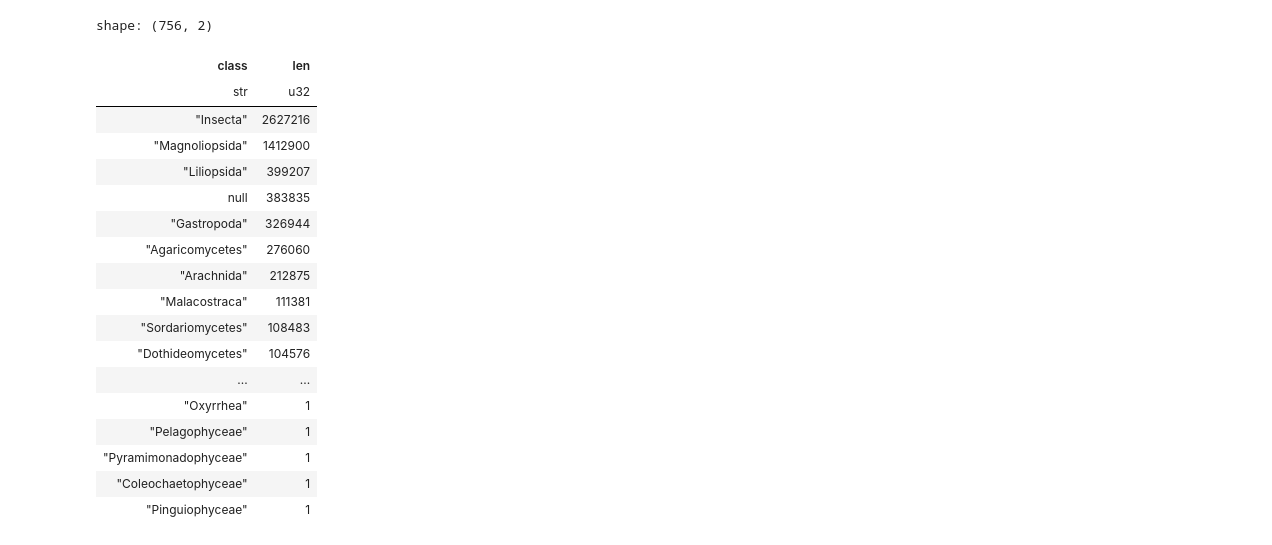
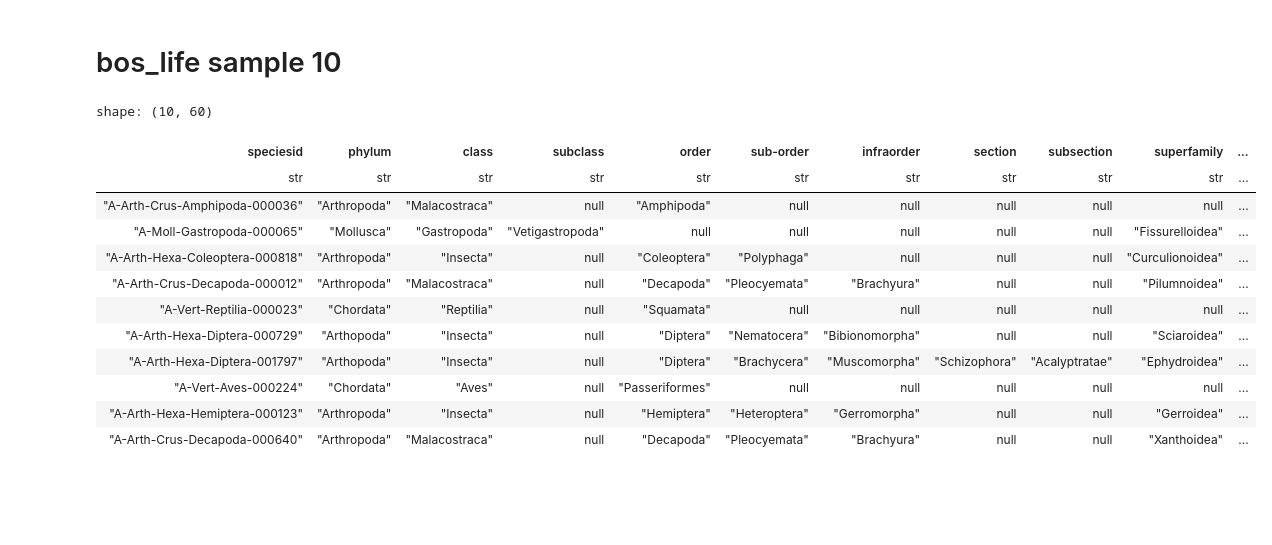
Before and after one commit to roberthobblebottom/lkcnhm_data_wrangling, a Jupyter notebook: __marimo__/explore_datasets_marimo_notebook.ipynb, the cells around one changed output. Cells and saved outputs as stored; diff of their text form; code cells hidden in the pictures; blank space fills up the shorter version.

```diff
--- a/__marimo__/explore_datasets_marimo_notebook.ipynb
+++ b/__marimo__/explore_datasets_marimo_notebook.ipynb
@@ -25 +12,17 @@ taxonID, datasetID, parentNameUsageID, acceptedNameUsageID, originalNameUsageID,
+# %%
+bos_df_1 = pl.read_csv("outputsplit.csv")
+
+
+bos_df_1 = bos_df_1.rename({"data cleanup changes": "data cleanup changes 1"})
+bos_df_1.columns = [_c.lower() for _c in bos_df_1.columns]
+bos_df_1 = bos_df_1.rename(
+    {
+        "species": "specificEpithet",
+        "subspecies": "infraspecificEpithet",
+        "genus": "genericName",
+    }
+)
+
+bos_df_1 = bos_df_1.with_columns(pl.col(pl.String).str.strip_chars(" "))
+bos_df_1_columns = ", ".join(bos_df_1.collect_schema().names())
 # %%
@@ -135,22 +100,18 @@ shape: (275, 2)
+# %% [markdown]
+# bos_life sample 10
 # %%
-count("class")
+bos_df_1.sample(10)
 # %% [output]
-shape: (756, 2)
+shape: (10, 60)
-| class | len |
-| str | u32 |
-| "Insecta" | 2627216 |
-| "Magnoliopsida" | 1412900 |
-| "Liliopsida" | 399207 |
-| null | 383835 |
-| "Gastropoda" | 326944 |
-| "Agaricomycetes" | 276060 |
-| "Arachnida" | 212875 |
-| "Malacostraca" | 111381 |
-| "Sordariomycetes" | 108483 |
-| "Dothideomycetes" | 104576 |
-| ... | ... |
-| "Oxyrrhea" | 1 |
-| "Pelagophyceae" | 1 |
-| "Pyramimonadophyceae" | 1 |
-| "Coleochaetophyceae" | 1 |
-| "Pinguiophyceae" | 1 |
+| speciesid | phylum | class | subclass | order | sub-order | infraorder | section | subsection | superfamily | ... |
+| str | str | str | str | str | str | str | str | str | str | ... |
+| "A-Arth-Crus-Amphipoda-000036" | "Arthropoda" | "Malacostraca" | null | "Amphipoda" | null | null | null | null | null | ... |
+| "A-Moll-Gastropoda-000065" | "Mollusca" | "Gastropoda" | "Vetigastropoda" | null | null | null | null | null | "Fissurelloidea" | ... |
+| "A-Arth-Hexa-Coleoptera-000818" | "Arthropoda" | "Insecta" | null | "Coleoptera" | "Polyphaga" | null | null | null | "Curculionoidea" | ... |
+| "A-Arth-Crus-Decapoda-000012" | "Arthropoda" | "Malacostraca" | null | "Decapoda" | "Pleocyemata" | "Brachyura" | null | null | "Pilumnoidea" | ... |
+| "A-Vert-Reptilia-000023" | "Chordata" | "Reptilia" | null | "Squamata" | null | null | null | null | null | ... |
+| "A-Arth-Hexa-Diptera-000729" | "Arthopoda" | "Insecta" | null | "Diptera" | "Nematocera" | "Bibionomorpha" | null | null | "Sciaroidea" | ... |
+| "A-Arth-Hexa-Diptera-001797" | "Arthopoda" | "Insecta" | null | "Diptera" | "Brachycera" | "Muscomorpha" | "Schizophora" | "Acalyptratae" | "Ephydroidea" | ... |
+| "A-Vert-Aves-000224" | "Chordata" | "Aves" | null | "Passeriformes" | null | null | null | null | null | ... |
+| "A-Arth-Hexa-Hemiptera-000123" | "Arthropoda" | "Insecta" | null | "Hemiptera" | "Heteroptera" | "Gerromorpha" | null | null | "Gerroidea" | ... |
+| "A-Arth-Crus-Decapoda-000640" | "Arthropoda" | "Malacostraca" | null | "Decapoda" | "Pleocyemata" | "Brachyura" | null | null | "Xanthoidea" | ... |
```
Also changed, not shown: parts of 68 cells of this notebook, 4 other files.
